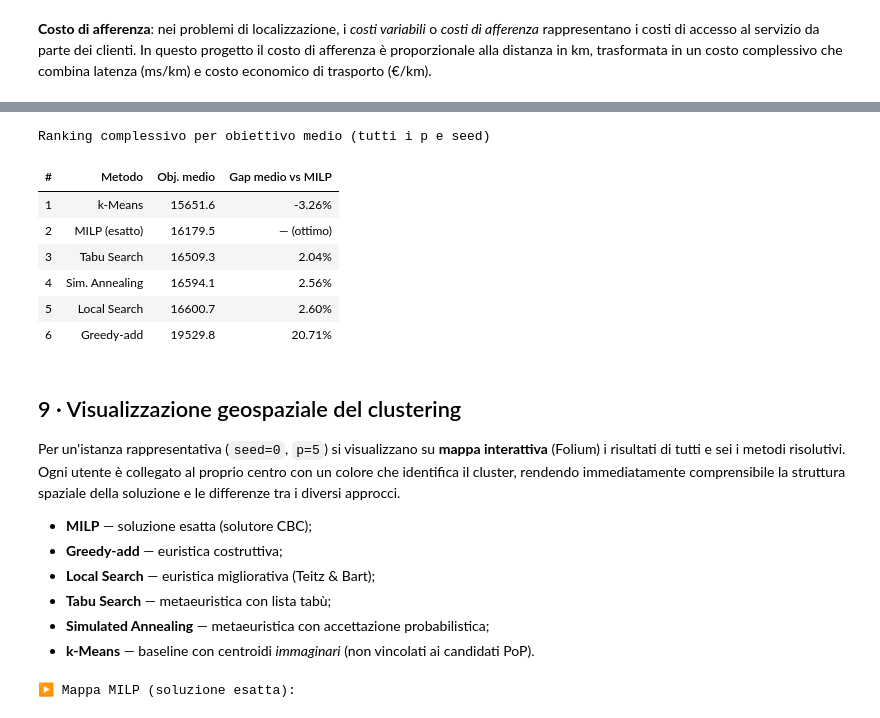
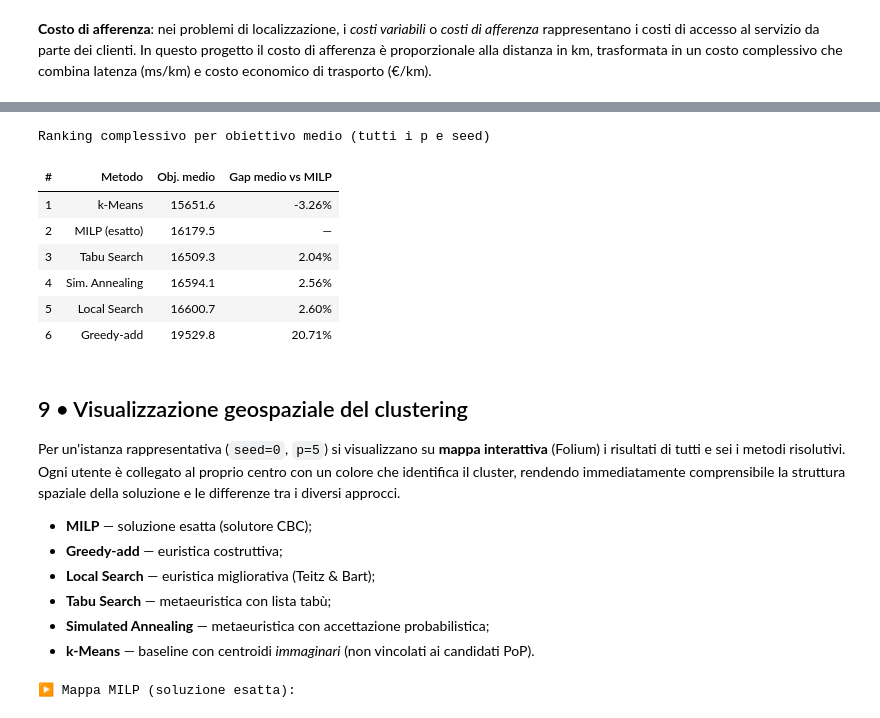
Before and after one commit to Leonard2310/pop-capacitated-pmedian, a Jupyter notebook: experiments.ipynb, the cells around one changed output, grey strips where cells are left out. Drawn from its saved outputs; the diff is of its cells as text; code cells hidden in the pictures.

```diff
--- a/experiments.ipynb
+++ b/experiments.ipynb
@@ -1319,7 +1282,26 @@ for p_val in sorted(results_df['p'].unique()):
     _table_rows = []
     for m in METHOD_STYLE:
         sub = results_df[(results_df['method'] == m) & (results_df['p'] == p_val)]
-        row = {'Metodo': METHOD_STYLE[m]['label']}
+        status_counts = sub['status'].dropna().astype(str).value_counts()
+        status_text = ', '.join(f'{k}:{v}' for k, v in status_counts.items()) if not status_counts.empty else 'n/a'
+        if m == 'milp':
+            n_opt = int((sub['status'] == 'Optimal').sum())
+            n_tot = int(len(sub))
+            if n_tot == 0:
+                milp_opt_flag = 'n/a'
+            elif n_opt == n_tot:
+                milp_opt_flag = f'Si ({n_opt}/{n_tot})'
+            elif n_opt > 0:
+                milp_opt_flag = f'Parziale ({n_opt}/{n_tot})'
+            else:
+                milp_opt_flag = f'No (0/{n_tot})'
+        else:
+            milp_opt_flag = '—'
+        row = {
+            'Metodo': METHOD_STYLE[m]['label'],
+            'Stato': status_text,
+            'MILP ottimo': milp_opt_flag,
+        }
         for metric in _metrics:
             vals = sub[metric].dropna()
             n = len(vals)
@@ -1431,50 +1413,55 @@ Risultati per p = 15 — media ± IC 95 %
 ... (4 outputs left out)
 # %%
 # ── Ranking complessivo per obiettivo medio ────────────────────────
-all_mean = results_df.groupby('method').agg(
+valid_results = results_df[np.isfinite(results_df['objective'])].copy()
+all_mean = valid_results.groupby('method').agg(
     obj_mean=('objective', 'mean'),
     dist_mean=('max_distance_km', 'mean'),
     time_mean=('runtime', 'mean'),
 )
-milp_avg_obj = all_mean.loc['milp', 'obj_mean'] if 'milp' in all_mean.index else float('inf')
+milp_opt = valid_results[(valid_results['method'] == 'milp') & (valid_results['status'] == 'Optimal')]
+milp_avg_obj = milp_opt['objective'].mean() if not milp_opt.empty else float('nan')
 
 ranking = all_mean['obj_mean'].sort_values()
 _rank_rows = []
 for rank, (m, val) in enumerate(ranking.items(), 1):
-    gap_str = ''
-    if m != 'milp' and milp_avg_obj > 0:
-        gap_str = f'{(val - milp_avg_obj)/milp_avg_obj*100:.2f}%'
+    if m == 'milp':
+        gap_display = '—'
+    elif np.isfinite(milp_avg_obj) and milp_avg_obj > 0:
+        gap_display = f'{(val - milp_avg_obj)/milp_avg_obj*100:.2f}%'
+    else:
+        gap_display = 'n/a (MILP non ottimo)'
     _rank_rows.append({
         '#': rank,
         'Metodo': METHOD_STYLE[m]['label'],
         'Obj. medio': f'{val:.1f}',
-        'Gap medio vs MILP': gap_str if gap_str else '— (ottimo)',
+        'Gap medio vs MILP': gap_display,
     })
 
 _df_rank = pd.DataFrame(_rank_rows)
 
 styled = (_df_rank.style
           .hide(axis='index')
           .set_caption('Ranking complessivo per obiettivo medio (tutti i p e seed)')
           .set_table_styles([
               {'selector': 'caption', 'props': [('font-weight', 'bold'), ('font-size', '14px'),
                                                  ('margin-bottom', '8px'), ('color', '#e0e0e0')]},
               {'selector': 'th', 'props': [('background-color', '#2d2d2d'), ('color', '#e0e0e0')]},
               {'selector': 'td', 'props': [('text-align', 'center'), ('color', '#d0d0d0'),
                                             ('background-color', '#1e1e1e')]},
           ]))
 display(styled)
 # %% [output]
 Ranking complessivo per obiettivo medio (tutti i p e seed)
 | # | Metodo | Obj. medio | Gap medio vs MILP |
 | 1 | k-Means | 15651.6 | -3.26% |
-| 2 | MILP (esatto) | 16179.5 | — (ottimo) |
+| 2 | MILP (esatto) | 16179.5 | — |
 | 3 | Tabu Search | 16509.3 | 2.04% |
 | 4 | Sim. Annealing | 16594.1 | 2.56% |
 | 5 | Local Search | 16600.7 | 2.60% |
 | 6 | Greedy-add | 19529.8 | 20.71% |
 # %% [markdown]
-## 9 · Visualizzazione geospaziale del clustering
+## 9 • Visualizzazione geospaziale del clustering
 
 Per un'istanza rappresentativa (`seed=0`, `p=5`) si visualizzano su **mappa interattiva** (Folium) i risultati di tutti e sei i metodi risolutivi. Ogni utente è collegato al proprio centro con un colore che identifica il cluster, rendendo immediatamente comprensibile la struttura spaziale della soluzione e le differenze tra i diversi approcci.
 
```
Also changed, not shown: parts of 29 cells of this notebook, 3 other files.
